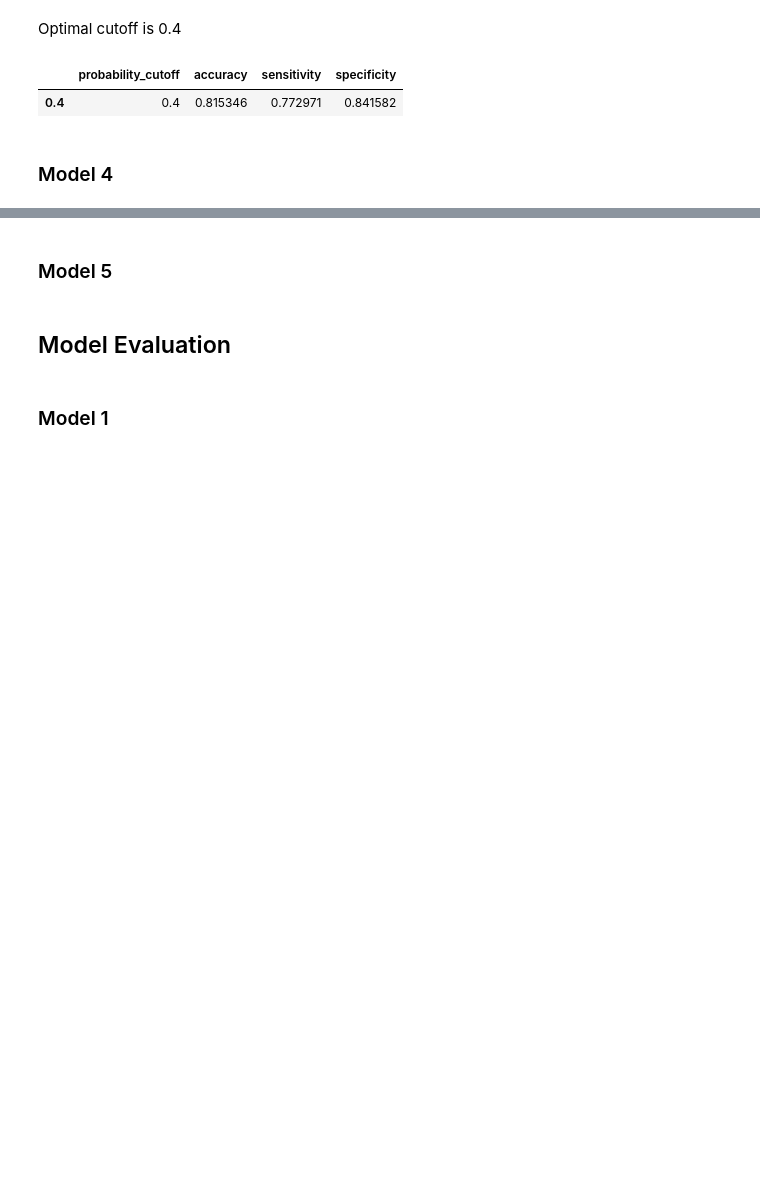
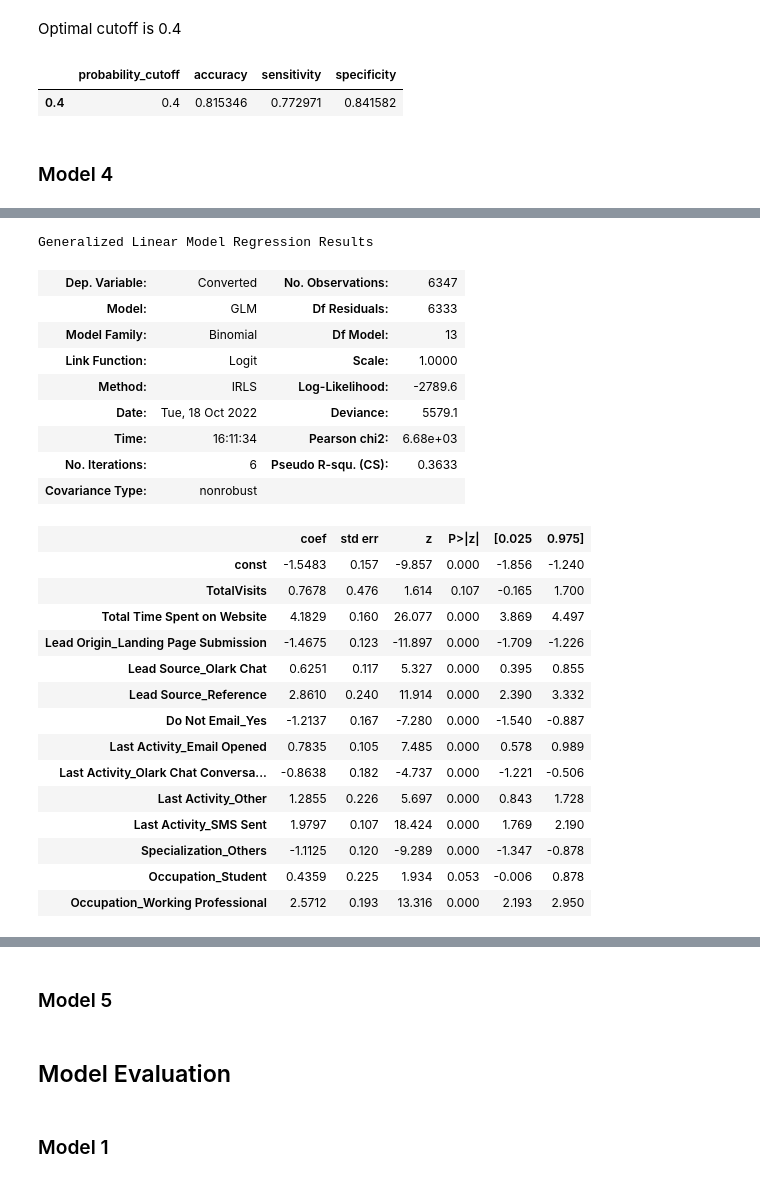
Before and after one commit to SachinShekhar/Lead-Scoring-Case-Study, a Jupyter notebook: Case Study.ipynb, the cells around one changed output, grey strips where cells are left out. Saved outputs shown, nothing was run; the diff lists cells and outputs as text; code cells hidden in the pictures; blank space fills up the shorter version.

```diff
--- a/Case Study.ipynb
+++ b/Case Study.ipynb
@@ -1749,3 +1749,9 @@ train_perf_3.loc[[train_cutoff_3]]
 | 0.4 | 0.4 | 0.815346 | 0.772971 | 0.841582 |
 # %% [markdown]
 ### Model 4
+# %%
+# Continuing from Model 3 with aim to further reduce VIF
+X_train_4 = X_train_3.copy()
+# %%
+# Training Logistic Regression Model
+train_model(y_train, X_train_4).summary()
@@ -1751,0 +1803,32 @@ train_perf_3.loc[[train_cutoff_3]]
+# %%
+# Dropping 'Lead Origin_Lead Add Form' because it has high VIF
+X_train_4 = X_train_4.drop('Lead Origin_Lead Add Form', axis=1)
+# %%
+# Re-train model
+train_model(y_train, X_train_4).summary()
+# %% [output]
+Generalized Linear Model Regression Results
+| Dep. Variable: | Converted | No. Observations: | 6347 |
+| Model: | GLM | Df Residuals: | 6333 |
+| Model Family: | Binomial | Df Model: | 13 |
+| Link Function: | Logit | Scale: | 1.0000 |
+| Method: | IRLS | Log-Likelihood: | -2789.6 |
+| Date: | Tue, 18 Oct 2022 | Deviance: | 5579.1 |
+| Time: | 16:11:34 | Pearson chi2: | 6.68e+03 |
+| No. Iterations: | 6 | Pseudo R-squ. (CS): | 0.3633 |
+| Covariance Type: | nonrobust |  |  |
+|  | coef | std err | z | P>|z| | [0.025 | 0.975] |
+| const | -1.5483 | 0.157 | -9.857 | 0.000 | -1.856 | -1.240 |
+| TotalVisits | 0.7678 | 0.476 | 1.614 | 0.107 | -0.165 | 1.700 |
+| Total Time Spent on Website | 4.1829 | 0.160 | 26.077 | 0.000 | 3.869 | 4.497 |
+| Lead Origin_Landing Page Submission | -1.4675 | 0.123 | -11.897 | 0.000 | -1.709 | -1.226 |
+| Lead Source_Olark Chat | 0.6251 | 0.117 | 5.327 | 0.000 | 0.395 | 0.855 |
+| Lead Source_Reference | 2.8610 | 0.240 | 11.914 | 0.000 | 2.390 | 3.332 |
+| Do Not Email_Yes | -1.2137 | 0.167 | -7.280 | 0.000 | -1.540 | -0.887 |
+| Last Activity_Email Opened | 0.7835 | 0.105 | 7.485 | 0.000 | 0.578 | 0.989 |
+| Last Activity_Olark Chat Conversa... | -0.8638 | 0.182 | -4.737 | 0.000 | -1.221 | -0.506 |
+| Last Activity_Other | 1.2855 | 0.226 | 5.697 | 0.000 | 0.843 | 1.728 |
+| Last Activity_SMS Sent | 1.9797 | 0.107 | 18.424 | 0.000 | 1.769 | 2.190 |
+| Specialization_Others | -1.1125 | 0.120 | -9.289 | 0.000 | -1.347 | -0.878 |
+| Occupation_Student | 0.4359 | 0.225 | 1.934 | 0.053 | -0.006 | 0.878 |
+| Occupation_Working Professional | 2.5712 | 0.193 | 13.316 | 0.000 | 2.193 | 2.950 |
```
Also changed, not shown: parts of 34 cells of this notebook.
